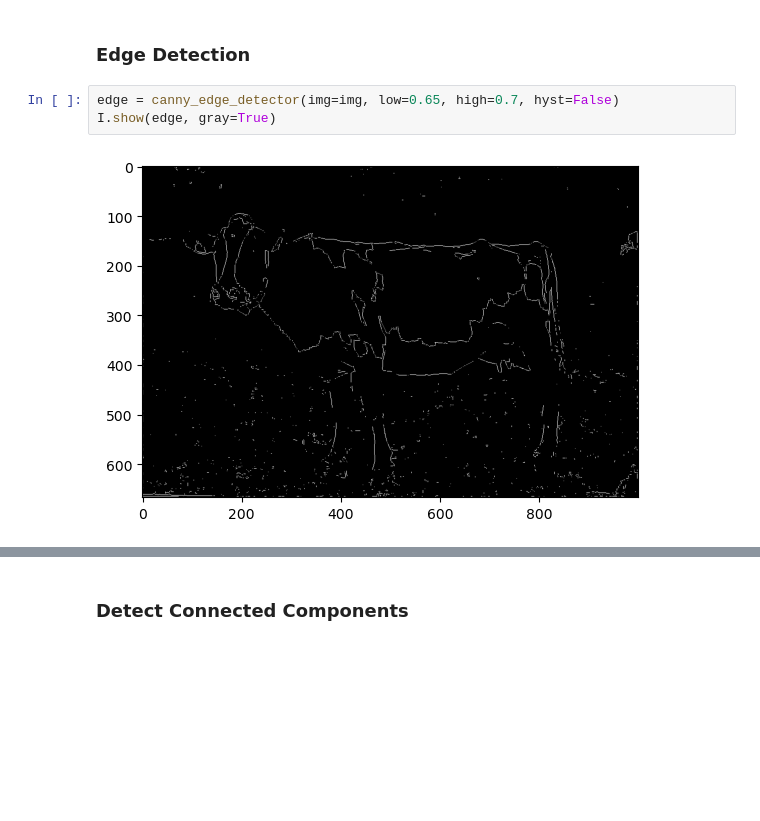
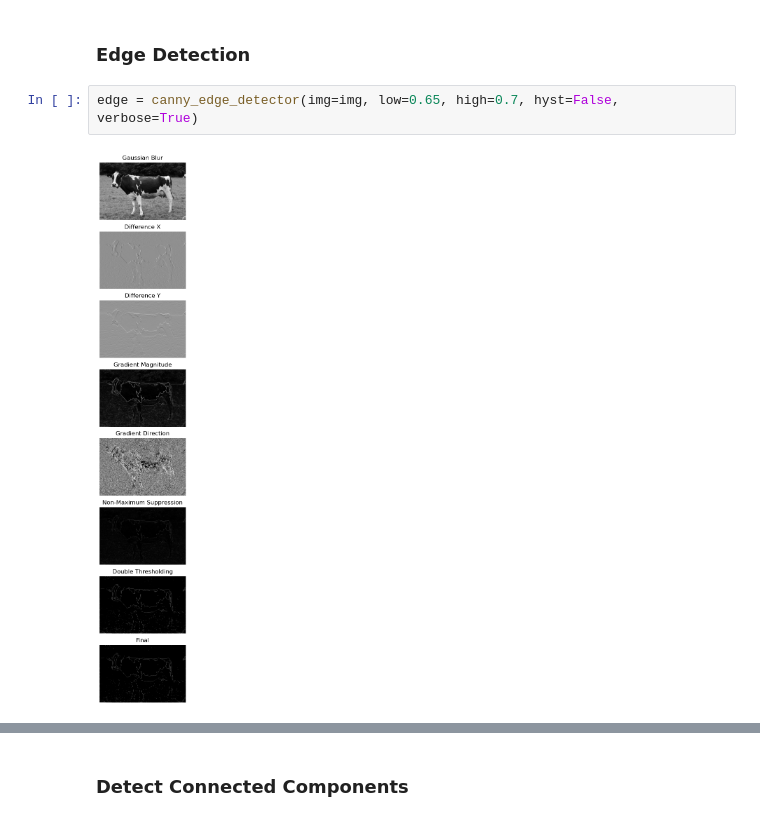
Before and after one commit to jon-mun/cow-segmentation, a Jupyter notebook: edge.ipynb, the cells around one changed output, grey strips where cells are left out. Drawn from its saved outputs; the diff is of its cells as text; blank space fills up the shorter version.

```diff
--- a/edge.ipynb
+++ b/edge.ipynb
@@ -469,7 +471,6 @@ I.show(gray, gray=True)
 # %% [markdown]
 ### Edge Detection
 # %%
-edge = canny_edge_detector(img=img, low=0.65, high=0.7, hyst=False)
-I.show(edge, gray=True)
+edge = canny_edge_detector(img=img, low=0.65, high=0.7, hyst=False, verbose=True)
 # %% [output]
-[figure, old version]
+[figure, new version]
```
Also changed, not shown: parts of 17 cells of this notebook, 2 other files.
